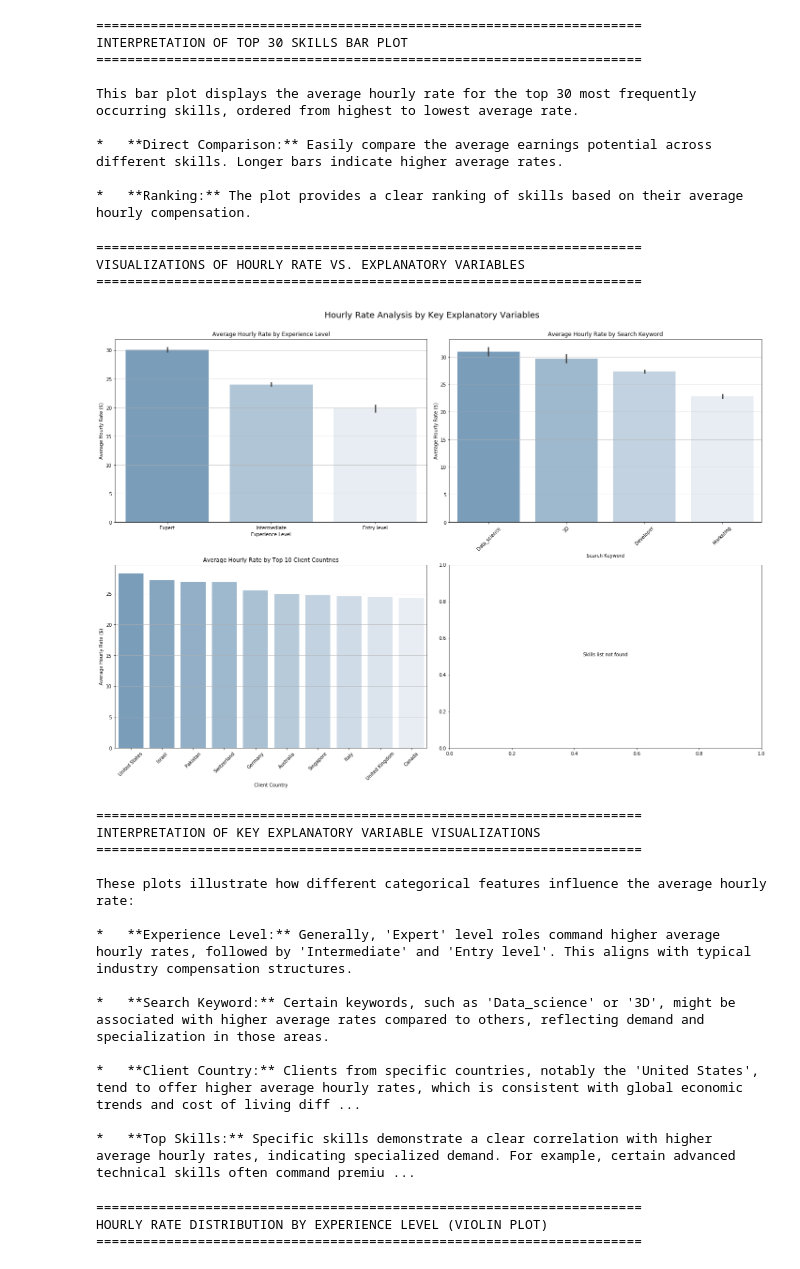
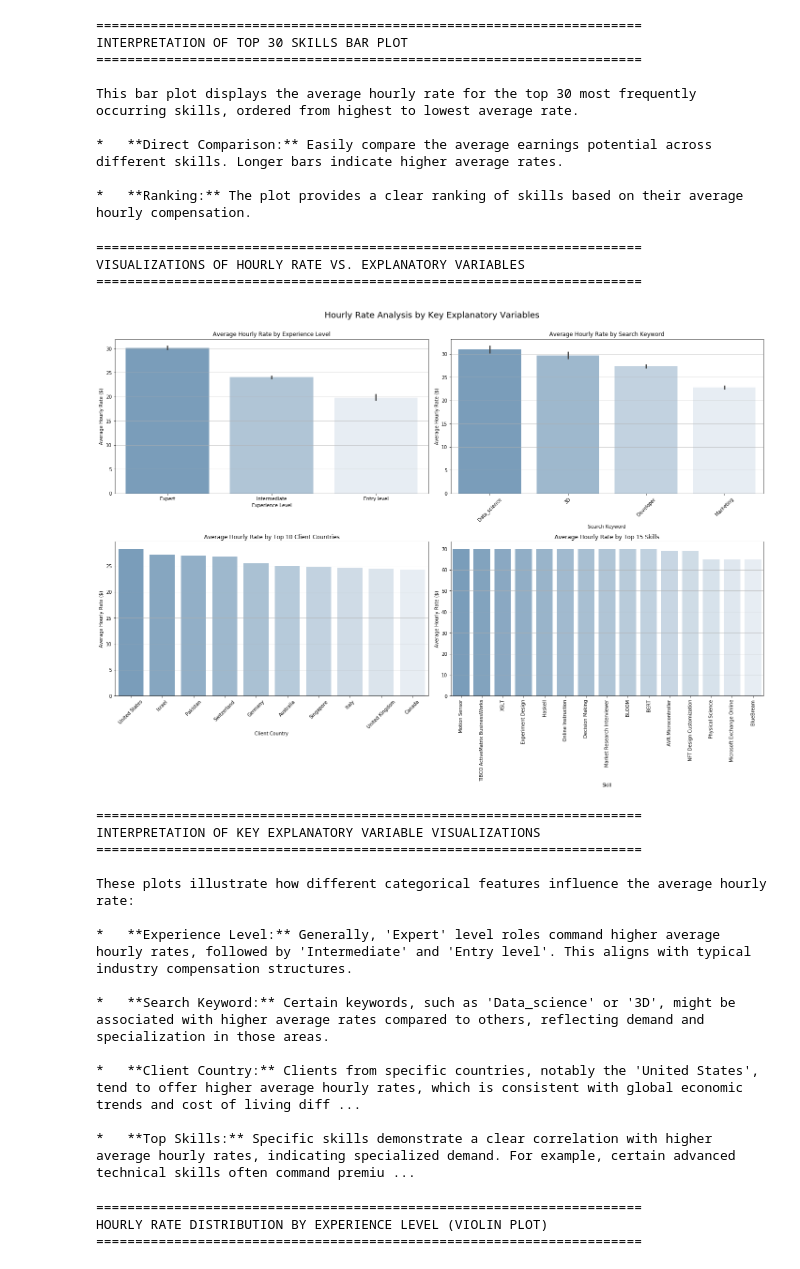
Before and after one commit to geramargonzalez/Posting-Job-on-Upwork, a Jupyter notebook: FINAL_Upwork_freelancer_Project_training.ipynb, the cells around one changed output. Saved outputs shown, nothing was run; the diff lists cells and outputs as text; code cells hidden in the pictures.

```diff
--- a/FINAL_Upwork_freelancer_Project_training.ipynb
+++ b/FINAL_Upwork_freelancer_Project_training.ipynb
@@ -859,10 +872,6 @@ Columnas de skills encontradas: 3
    X shape: (25116, 62)
    y shape: (25116,)
 # %%
-import matplotlib.pyplot as plt
-import seaborn as sns
-import numpy as np # Import numpy for linspace
-
 print("\n" + "="*70)
 print("AVERAGE HOURLY RATE FOR TOP 30 SKILLS (BAR PLOT)")
 print("="*70)
@@ -883,7 +892,21 @@ if 'top_n_skills' not in globals() or not top_n_skills:
 df_top_skills = df_model[df_model['skills_list'].apply(lambda x: any(skill in top_n_skills for skill in x))].copy()
 
 # Explode the skills_list to have one row per skill per job
-df_top_skills_exploded = df_top_skills.explode('skills_list')
+# Handle older pandas versions without .explode()
+try:
+    df_top_skills_exploded = df_top_skills.explode('skills_list')
+except AttributeError:
+    # Manual explode implementation for older pandas
+    values = df_top_skills['skills_list'].values
+    lens = [len(x) for x in values]
+
+    if lens:
+        flat_values = np.concatenate(values)
+        idx_repeat = np.repeat(np.arange(len(df_top_skills)), lens)
+        df_top_skills_exploded = df_top_skills.iloc[idx_repeat].copy()
+        df_top_skills_exploded['skills_list'] = flat_values
+    else:
+        df_top_skills_exploded = pd.DataFrame(columns=df_top_skills.columns)
 
 # Filter to only include the actual top 30 skills for the plot (if a job had other skills)
 df_plot = df_top_skills_exploded[df_top_skills_exploded['skills_list'].isin(top_n_skills)]
@@ -930,10 +953,6 @@ This bar plot displays the average hourly rate for the top 30 most frequently oc
 
 *   **Ranking:** The plot provides a clear ranking of skills based on their average hourly compensation.
 # %%
-import matplotlib.pyplot as plt
-import seaborn as sns
-import numpy as np
-
 print("\n" + "="*70)
 print("VISUALIZATIONS OF HOURLY RATE VS. EXPLANATORY VARIABLES")
 print("="*70)
@@ -1001,37 +1020,52 @@ else:
 # Plot 4: Hourly Rate by Top Skills
 if 'skills_list' in df_model.columns:
     # First, explode the skills_list to have one skill per row
-    df_skills_exploded = df_model.explode('skills_list')
+    # Handle older pandas versions without .explode()
+    try:
+        df_skills_exploded = df_model.explode('skills_list')
+    except AttributeError:
+        # Manual explode implementation for older pandas
+        values = df_model['skills_list'].values
+        lens = [len(x) for x in values]
+
+        if lens:
+            flat_values = np.concatenate(values)
+            idx_repeat = np.repeat(np.arange(len(df_model)), lens)
+            df_skills_exploded = df_model.iloc[idx_repeat].copy()
+            df_skills_exploded['skills_list'] = flat_values
+        else:
+            df_skills_exploded = pd.DataFrame(columns=df_model.columns)
+
     # Calculate average hourly rate per skill
     skill_avg_rate = df_skills_exploded.groupby('skills_list')['Hourly_rate'].mean().sort_values(ascending=False).reset_index()
     # Get the top 15 skills for visualization
     top_15_skills_to_plot = skill_avg_rate.head(15)
     colors_skill = light_palette_no_white("steelblue", n=len(top_15_skills_to_plot), reverse=True, start=0.25)
     sns.barplot(x='skills_list', y='Hourly_rate', data=top_15_skills_to_plot, order=top_15_skills_to_plot['skills_list'], ax=axes_flat[3], palette=colors_skill)
     axes_flat[3].set_title('Average Hourly Rate by Top 15 Skills')
     axes_flat[3].set_xlabel('Skill')
     axes_flat[3].set_ylabel('Average Hourly Rate ($)')
     axes_flat[3].tick_params(axis='x', rotation=90) # Rotate labels for readability
     axes_flat[3].grid(axis='y', alpha=0.75)
 else:
      axes_flat[3].text(0.5, 0.5, 'Skills list not found', ha='center')
 
 plt.tight_layout(rect=[0, 0.03, 1, 0.95])
 plt.show()
 
 print("\n" + "="*70)
 print("INTERPRETATION OF KEY EXPLANATORY VARIABLE VISUALIZATIONS")
 print("="*70)
 print("\nThese plots illustrate how different categorical features influence the average hourly rate:")
 print("\n*   **Experience Level:** Generally, 'Expert' level roles command higher average hourly rates, followed by 'Intermediate' and 'Entry level'. This aligns with typical industry compensation structures.")
 print("\n*   **Search Keyword:** Certain keywords, such as 'Data_science' or '3D', might be associated with higher average rates compared to others, reflecting demand and specialization in those areas.")
 print("\n*   **Client Country:** Clients from specific countries, notably the 'United States', tend to offer higher average hourly rates, which is consistent with global economic trends and cost of living differences.")
 print("\n*   **Top Skills:** Specific skills demonstrate a clear correlation with higher average hourly rates, indicating specialized demand. For example, certain advanced technical skills often command premium rates.")
 # %% [output]
 ======================================================================
 VISUALIZATIONS OF HOURLY RATE VS. EXPLANATORY VARIABLES
 ======================================================================
-[figure, old version]
+[figure, new version]
 ======================================================================
 INTERPRETATION OF KEY EXPLANATORY VARIABLE VISUALIZATIONS
 ======================================================================
```
Also changed, not shown: parts of 18 cells of this notebook.
